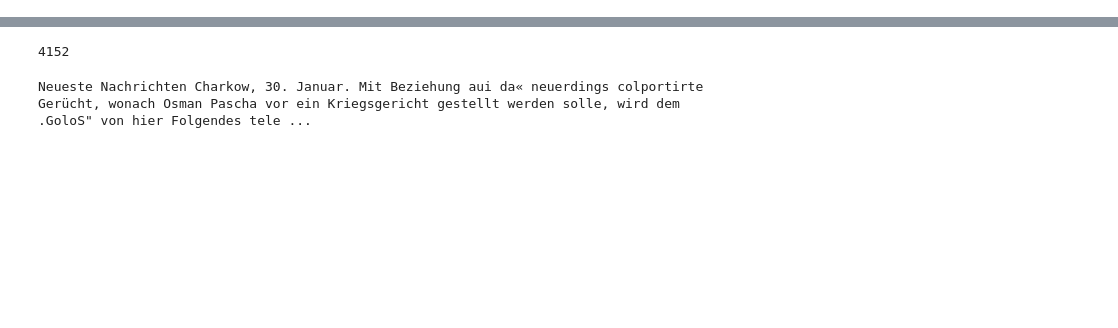
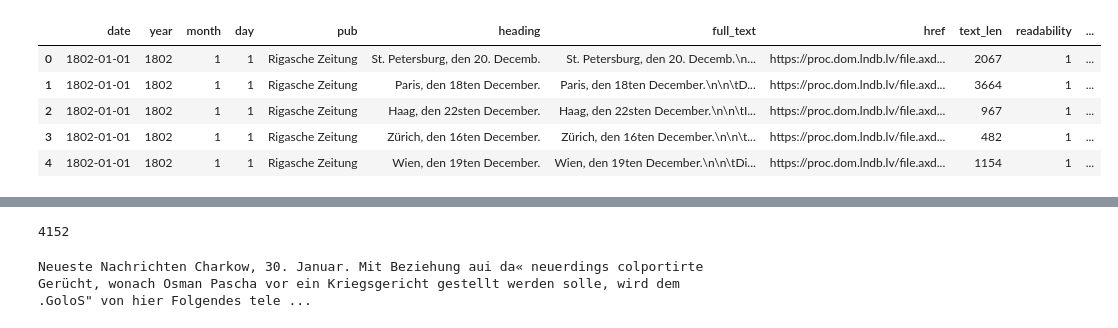
Before and after one commit to krkryger/clim-dist, a Jupyter notebook: notebooks/annotations.ipynb, the cells around one changed output, grey strips where cells are left out. Drawn from its saved outputs; the diff is of its cells as text; code cells hidden in the pictures; blank space fills up the shorter version.

```diff
--- a/notebooks/annotations.ipynb
+++ b/notebooks/annotations.ipynb
@@ -6,3 +6,14 @@ import spacy
 from spacy import displacy
 from tqdm import tqdm
 import random
+# %%
+df = 0
+# %%
+df.head()
+# %% [output]
+|  | date | year | month | day | pub | heading | full_text | href | text_len | readability | ... |
+| 0 | 1802-01-01 | 1802 | 1 | 1 | Rigasche Zeitung | St. Petersburg, den 20. Decemb. | St. Petersburg, den 20. Decemb.\n... | https://proc.dom.lndb.lv/file.axd... | 2067 | 1 | ... |
+| 1 | 1802-01-01 | 1802 | 1 | 1 | Rigasche Zeitung | Paris, den 18ten December. | Paris, den 18ten December.\n\n\tD... | https://proc.dom.lndb.lv/file.axd... | 3664 | 1 | ... |
+| 2 | 1802-01-01 | 1802 | 1 | 1 | Rigasche Zeitung | Haag, den 22sten December. | Haag, den 22sten December.\n\n\tI... | https://proc.dom.lndb.lv/file.axd... | 967 | 1 | ... |
+| 3 | 1802-01-01 | 1802 | 1 | 1 | Rigasche Zeitung | Zürich, den 16ten December. | Zürich, den 16ten December.\n\n\t... | https://proc.dom.lndb.lv/file.axd... | 482 | 1 | ... |
+| 4 | 1802-01-01 | 1802 | 1 | 1 | Rigasche Zeitung | Wien, den 19ten December. | Wien, den 19ten December.\n\n\tDi... | https://proc.dom.lndb.lv/file.axd... | 1154 | 1 | ... |
```
Also changed, not shown: parts of 30 cells of this notebook, 7 other files.
